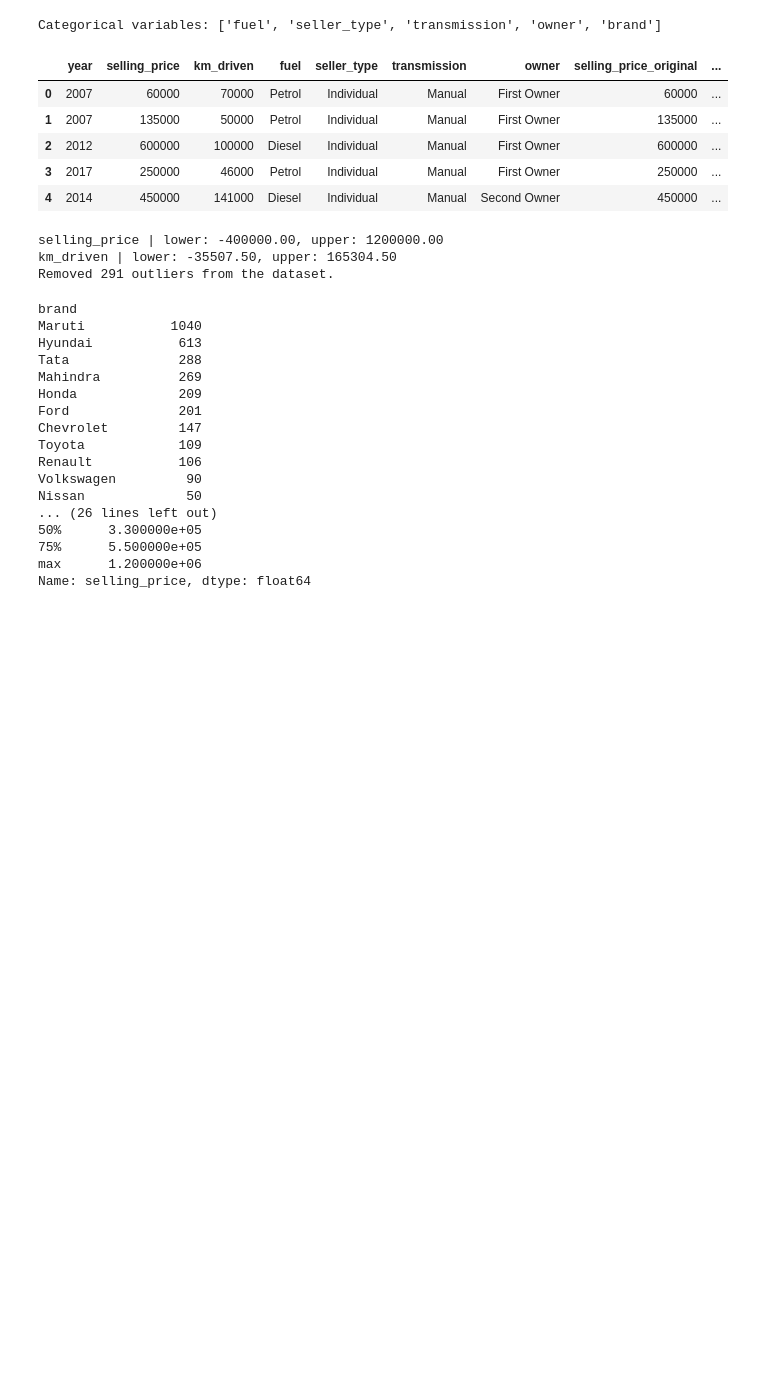
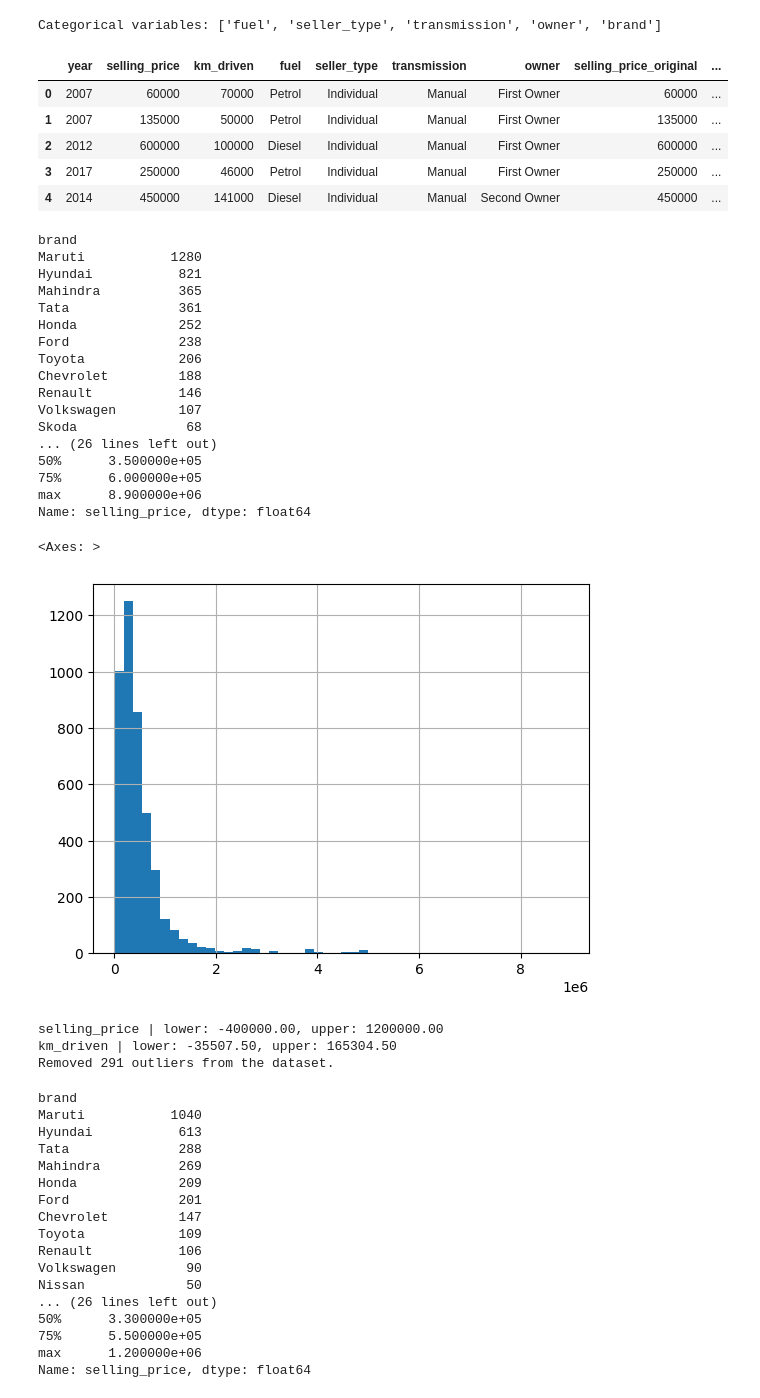
Before and after one commit to P-ASilva/neural-network-project, a Jupyter notebook: docs/notebooks/processing_regression.ipynb, the cells around one changed output. Saved outputs shown, nothing was run; the diff lists cells and outputs as text; code cells hidden in the pictures; blank space fills up the shorter version.

```diff
--- a/docs/notebooks/processing_regression.ipynb
+++ b/docs/notebooks/processing_regression.ipynb
@@ -52,6 +52,36 @@ df.head()
 | 2 | 2012 | 600000 | 100000 | Diesel | Individual | Manual | First Owner | 600000 | ... |
 | 3 | 2017 | 250000 | 46000 | Petrol | Individual | Manual | First Owner | 250000 | ... |
 | 4 | 2014 | 450000 | 141000 | Diesel | Individual | Manual | Second Owner | 450000 | ... |
+# %%
+print(df['brand'].value_counts().head(20))
+
+# inspect missing values and shapes
+print("Shape:", df.shape)
+print(df.isnull().sum())
+
+# look at target distribution
+print(df['selling_price'].describe())
+df['selling_price'].hist(bins=50)
+# %% [output]
+brand
+Maruti           1280
+Hyundai           821
+Mahindra          365
+Tata              361
+Honda             252
+Ford              238
+Toyota            206
+Chevrolet         188
+Renault           146
+Volkswagen        107
+Skoda              68
+... (26 lines left out)
+50%      3.500000e+05
+75%      6.000000e+05
+max      8.900000e+06
+Name: selling_price, dtype: float64
+<Axes: >
+[figure, added]
 # %%
 # Remove Duplicates
 initial_rows = df.shape[0]
```
Also changed, not shown: parts of 1 cell of this notebook, 2 other files.
